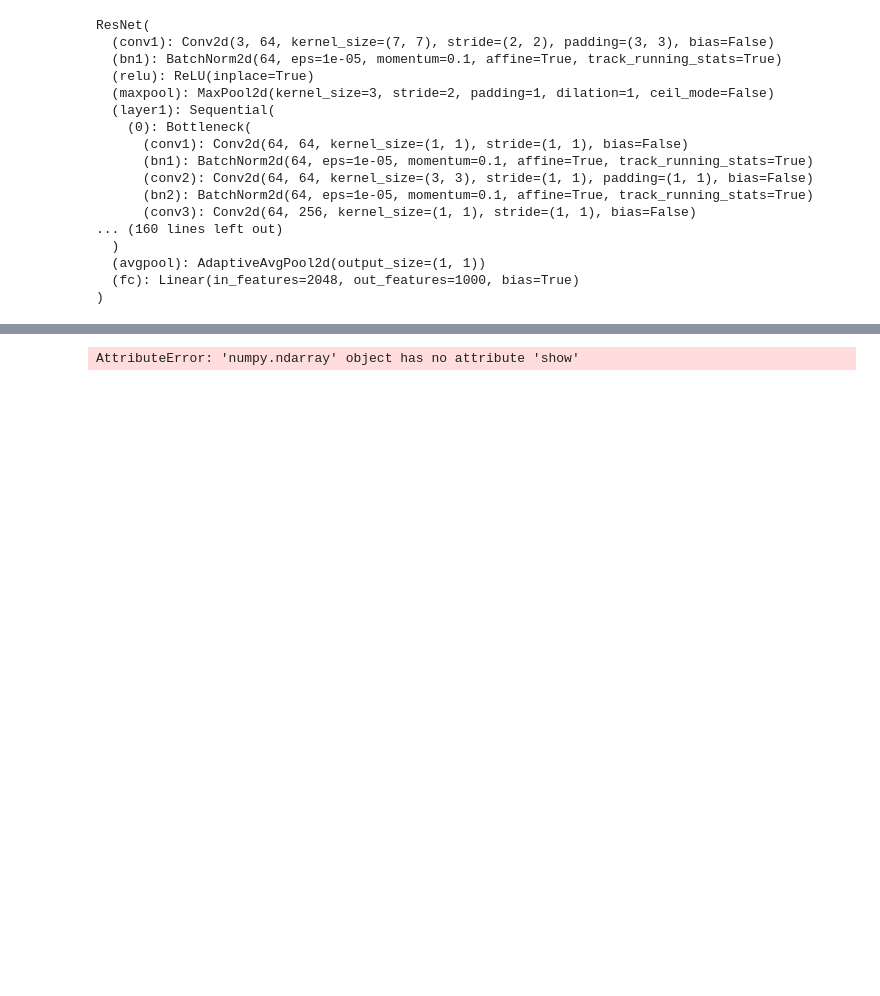
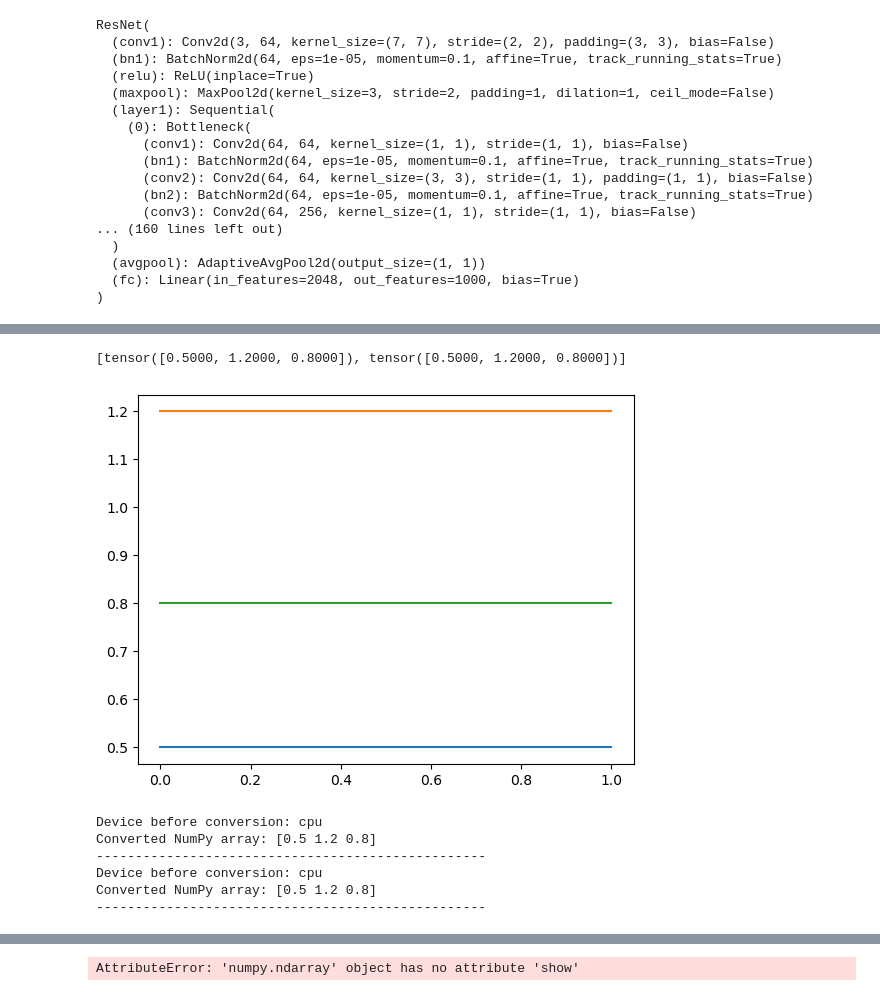
Before and after one commit to randaama/DS4002_Group2_Project3, a Jupyter notebook: SCRIPTS/loadimage.ipynb, the cells around one changed output, grey strips where cells are left out. Saved outputs shown, nothing was run; the diff lists cells and outputs as text; code cells hidden in the pictures; blank space fills up the shorter version.

```diff
--- a/SCRIPTS/loadimage.ipynb
+++ b/SCRIPTS/loadimage.ipynb
@@ -257,0 +376,74 @@ df.head()
+# %%
+### START CODE HERE
+
+losses = []
+
+# for training part you have to set model to train mode
+model.train()
+
+# loop on epochs
+for e in tqdm(range(EPOCH)):
+# loop on batches
+  for inputs, labels in dataloaders['Training']:
+    # print("*", end=" ")
+
+    inputs = inputs.to(device)
+    labels = labels.to(device)
+
+    # set the grad to zero
+    optimizer.zero_grad()
+
+    # forward part
+    # hint: using of pytorch max method (https://pytorch.org/docs/stable/generated/torch.max.html)
+    outputs = model(inputs)
+    _, preds = torch.max(outputs, 1)
+
+    #  compute loss
+    loss = criterion(outputs, labels)
+
+
+    # backward part
+    loss.backward()
+
+    # update parameters
+    optimizer.step()
+
+exp_lr_scheduler.step()
+  # you have to append loss for each epoch
+losses.append(loss)
+### END CODE HERE
+# %%
+print(losses)
+# %% [output]
+[tensor([0.5000, 1.2000, 0.8000]), tensor([0.5000, 1.2000, 0.8000])]
+# %%
+losses = list(map(lambda x: x.cpu().detach().numpy(), losses))
+# %%
+plt.plot(list(range(len(losses))), losses)
+plt.show()
+# %% [output]
+[figure, added]
+# %%
+import torch
+
+# Example tensor (simulating a loss value)
+loss_tensor = torch.tensor([0.5, 1.2, 0.8], device='cpu')  # or device='cuda' if using a GPU
+
+# List of tensors
+losses = [loss_tensor, loss_tensor]
+
+# Checking device before conversion to numpy
+for loss_tensor in losses:
+    print(f"Device before conversion: {loss_tensor.device}")
+
+    # Now convert to NumPy
+    numpy_loss = loss_tensor.cpu().detach().numpy()  # move to CPU, detach from graph, convert to NumPy
+    print(f"Converted NumPy array: {numpy_loss}")
+    print("-" * 50)
+# %% [output]
+Device before conversion: cpu
+Converted NumPy array: [0.5 1.2 0.8]
+--------------------------------------------------
+Device before conversion: cpu
+Converted NumPy array: [0.5 1.2 0.8]
+--------------------------------------------------
```
Also changed, not shown: parts of 23 cells of this notebook.
